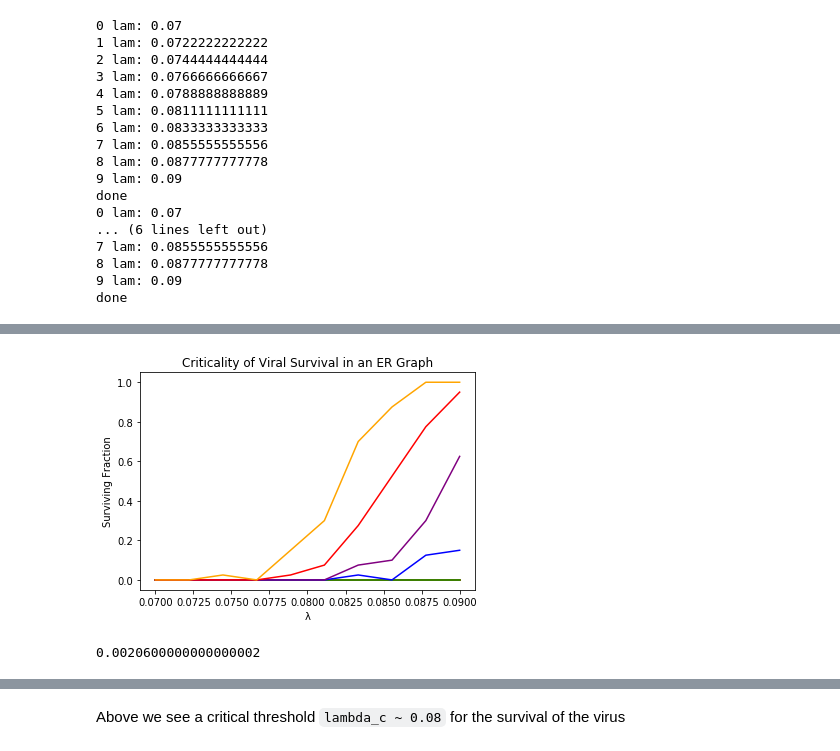
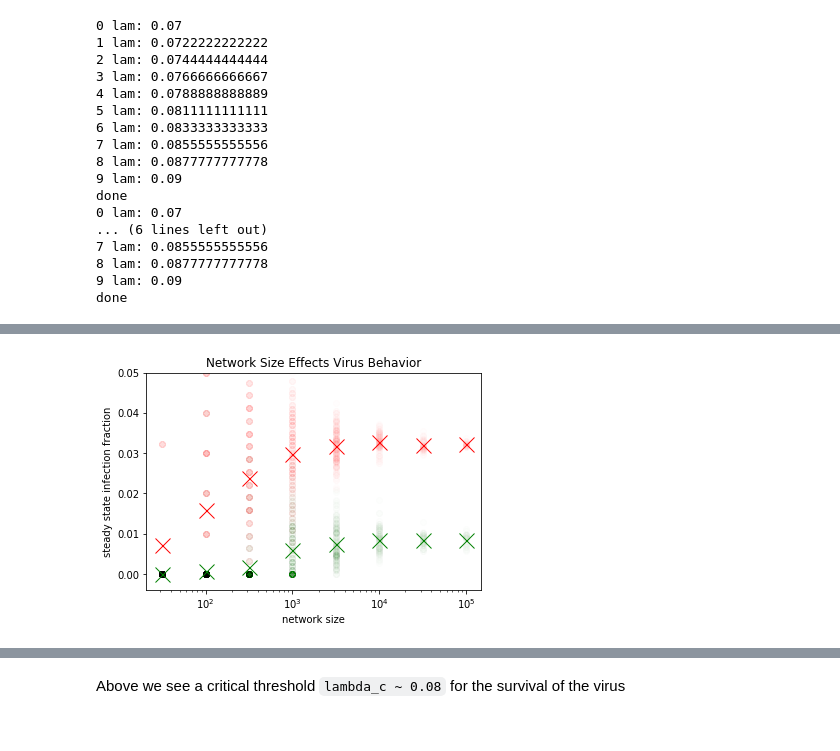
Before and after one commit to DuncanDHall/EpidemicSpreading, a Jupyter notebook: code/play.ipynb, the cells around one changed output, grey strips where cells are left out. Cells and saved outputs as stored; diff of their text form; code cells hidden in the pictures.

```diff
--- a/code/play.ipynb
+++ b/code/play.ipynb
@@ -125,0 +103,10 @@ done
+# %%
+rho_finals1 = []
+for network_size, trials in zip(network_sizes, trialss):
+    print('size', network_size)
+    trial_res = []
+    for _ in range(trials):
+        g = gen_ER_graph(network_size, 6/(network_size-1), alt=True)
+        rhos, cum_rho = run_SIS_simulation(g, 0.1, rho_0=0.05, time_steps=20)
+        trial_res.extend(rhos[-10:])
+    rho_finals1.extend([(network_size, tr) for tr in trial_res])
@@ -125,0 +122,10 @@ done
+# %%
+rho_finals2 = []
+for network_size, trials in zip(network_sizes, trialss):
+    print('size', network_size)
+    trial_res = []
+    for _ in range(trials):
+        g = gen_BA_graph(network_size, 3)
+        rhos, cum_rho = run_SIS_simulation(g, 0.1, rho_0=0.05, time_steps=20)
+        trial_res.extend(rhos[-10:])
+    rho_finals2.extend([(network_size, tr) for tr in trial_res])
@@ -130,34 +143,0 @@ pickle.dump(er_criticality_data2, open('er_criticality_data2.pickle', 'wb'))
-# %%
-data0 = pickle.load(open('er_criticality_data0.pickle', 'rb'))
-data = pickle.load(open('er_criticality_data.pickle', 'rb'))
-data2 = pickle.load(open('er_criticality_data2.pickle', 'rb'))
-
-
-for data, color in zip(
-    [
-        er_criticality_data00000000,
-        er_criticality_data0000000,
-        er_criticality_data000000,
-        er_criticality_data00000,
-        er_criticality_data0000,
-        er_criticality_data000,
-        er_criticality_data00,
-        er_criticality_data0,
-        er_criticality_data
-    ],
-    ['blue', 'purple', 'red', 'orange', 'green', 'blue', 'purple', 'red', 'orange']
-):
-    survival_data = []
-    lams = []
-    for lam, rhoss, cum_rhos in data:
-        surviving = rhoss[:,-1] > 0
-        survival_data.append(sum(surviving) / len(surviving))
-        lams.append(lam)
-    plt.plot(lams, survival_data, color)
-
-plt.ylabel('Surviving Fraction')
-plt.xlabel('λ')
-plt.title('Criticality of Viral Survival in an ER Graph')
-plt.savefig('../resources/er_survival.png')
-# %% [output]
-[figure, removed]
@@ -168,4 +144,21 @@ rhos, cum_rho = run_SIS_simulation(g, 0.08, rho_0=0.01, time_steps=100)
-# %%
-rhos[-1]
-# %% [output]
-0.0020600000000000002
+# %%
+for rf, style1, style2 in zip([rho_finals1, rho_finals2], ['ro', 'go'], ['rx', 'gx']):
+# for rf, style1, style2 in zip([rho_finals1], ['ro'], ['rx']):
+    xs, ys = zip(*rf)
+    plt.plot(xs, ys, style1, alpha=0.008)
+    h = {}
+    for x, y in zip(xs, ys):
+        h[x] = h.get(x, []) + [y]
+    xs_bar = list(h.keys())
+    ys_bar = [np.mean(h[x]) for x in xs_bar]
+
+    plt.plot(xs_bar, ys_bar, style2, markersize=15)
+plt.semilogx()
+# plt.loglog()
+plt.ylim(-0.004, 0.05)
+plt.ylabel('steady state infection fraction')
+plt.xlabel('network size')
+plt.title('Network Size Effects Virus Behavior')
+plt.savefig('../resources/er_vs_ba_size_comp.png')
+# %% [output]
+[figure, added]
```
Also changed, not shown: parts of 17 cells of this notebook, 19 other files.
